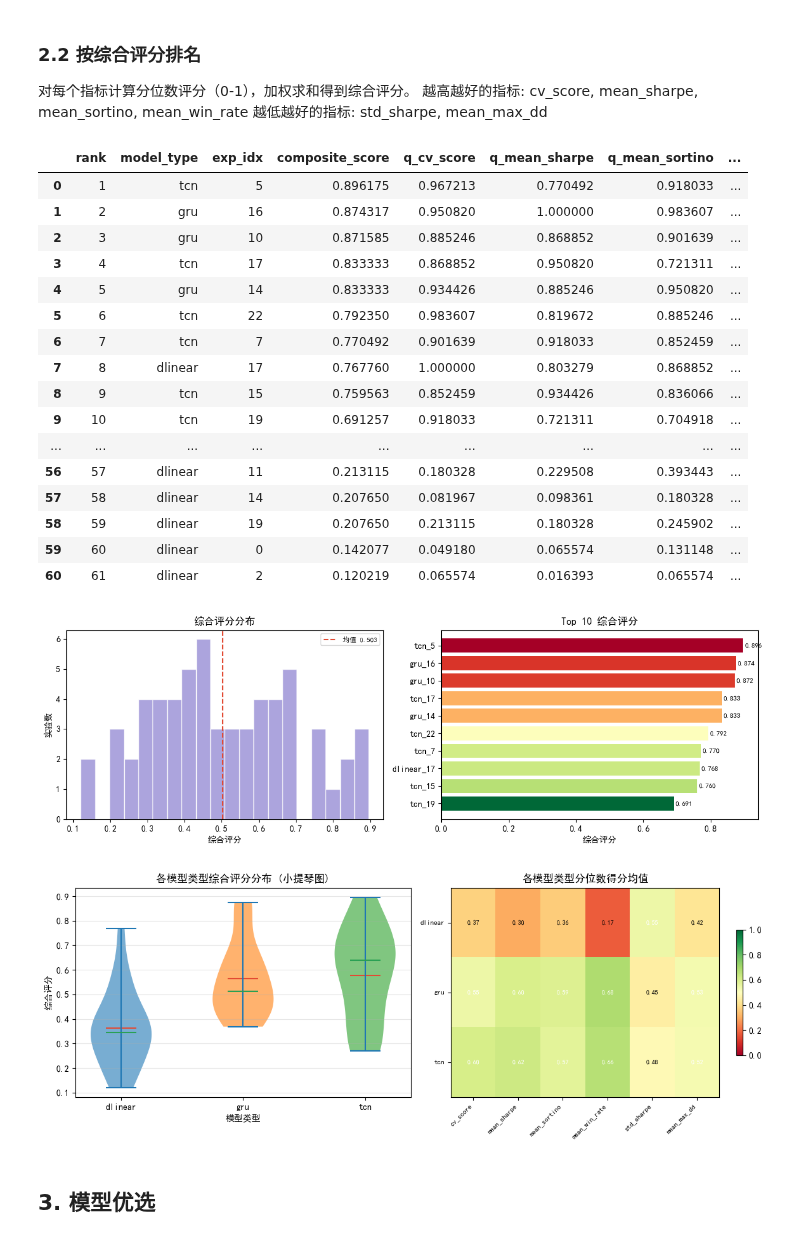
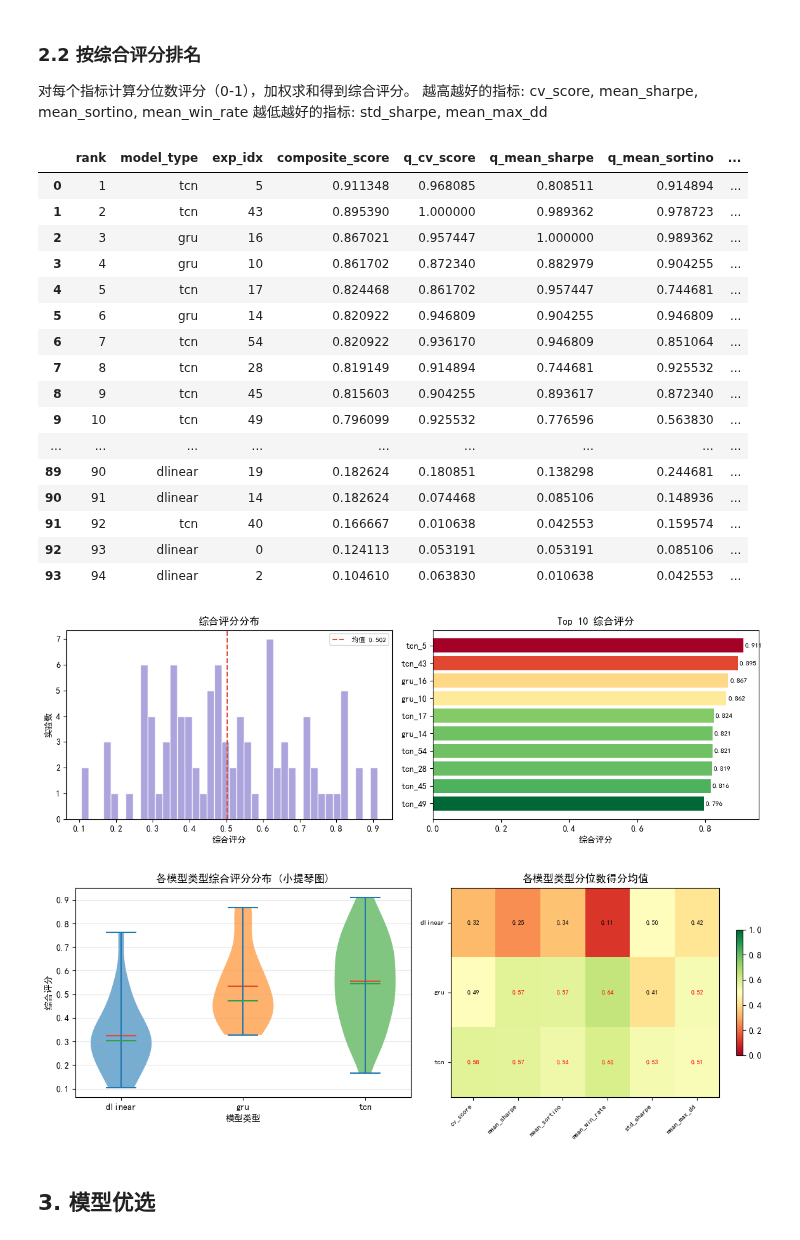
Before and after one commit to xyl-27/ETF, a Jupyter notebook: notebooks/tscv_eval.ipynb, the cells around one changed output. Drawn from its saved outputs; the diff is of its cells as text; code cells hidden in the pictures.

```diff
--- a/notebooks/tscv_eval.ipynb
+++ b/notebooks/tscv_eval.ipynb
@@ -43,6 +43,9 @@ for mt_dir in sorted(glob.glob(f"{TSCV_DIR}/*/")):
         folds_total = len(r.get("fold_sharpe", []))
         params = r.get("params", {})
 
+        fold_sharpe = r.get("fold_sharpe", [])
+        fold_win_rate = r.get("fold_win_rate", [])
+        fold_sortino = r.get("fold_sortino", [])
         row = {
             "model_type": mt_short,
             "exp_idx": exp_idx,
@@ -53,6 +56,9 @@ for mt_dir in sorted(glob.glob(f"{TSCV_DIR}/*/")):
             "mean_max_dd": r.get("mean_max_dd", 0),
             "mean_sortino": r.get("mean_sortino", 0),
             "mean_win_rate": r.get("mean_win_rate", 0),
+            "fold_3_sharpe": fold_sharpe[3] if len(fold_sharpe) >= 4 else 0,
+            "fold_3_win_rate": fold_win_rate[3] if len(fold_win_rate) >= 4 else 0,
+            "fold_3_sortino": fold_sortino[3] if len(fold_sortino) >= 4 else 0,
             "folds_done": folds_done,
             "folds_total": folds_total,
             "lr": params.get("learning_rate", 0),
@@ -229,7 +235,7 @@ if len(df) > 0:
 
     fig, axes = plt.subplots(1, 2, figsize=(12, 4))
     ax = axes[0]
-    ax.hist(composite['composite_score'], bins=20, color='#988ED5', edgecolor='white', alpha=0.8)
+    ax.hist(composite['composite_score'], bins=40, color='#988ED5', edgecolor='white', alpha=0.8)
     ax.axvline(composite['composite_score'].mean(), color='#E24A33', linestyle='--', label=f"均值 {composite['composite_score'].mean():.3f}")
     ax.set_xlabel('综合评分')
     ax.set_ylabel('实验数')
@@ -262,51 +268,51 @@ if len(df) > 0:
         body.set_alpha(0.6)
     vp['cmeans'].set_color('#E24A33')
     vp['cmedians'].set_color('#2aa054')
     ax.set_xticks(range(len(mt_labels)))
     ax.set_xticklabels(mt_labels)
     ax.set_xlabel('模型类型')
     ax.set_ylabel('综合评分')
     ax.set_title('各模型类型综合评分分布 (小提琴图)')
     ax.grid(True, alpha=0.3, axis='y')
 
     ax = axes[1]
     mt_avg = composite.groupby('model_type')[q_cols].mean()
     im = ax.imshow(mt_avg.values, cmap='RdYlGn', aspect='auto', vmin=0, vmax=1)
     ax.set_xticks(range(len(q_cols)))
     ax.set_xticklabels([c.replace('q_', '') for c in q_cols], rotation=45, ha='right', fontsize=8)
     ax.set_yticks(range(len(mt_avg)))
     ax.set_yticklabels(mt_avg.index, fontsize=8)
     ax.set_title('各模型类型分位数得分均值')
     for i in range(len(mt_avg)):
         for j in range(len(q_cols)):
             v = mt_avg.values[i, j]
-            color = 'white' if v > 0.5 else 'black'
+            color = 'red' if v > 0.5 else 'black'
             ax.text(j, i, f'{v:.2f}', ha='center', va='center', fontsize=7, color=color)
     plt.colorbar(im, ax=ax, shrink=0.6)
     plt.tight_layout()
     plt.show()
 else:
     print("暂无完成的 TSCV 结果")
 # %% [output]
 |  | rank | model_type | exp_idx | composite_score | q_cv_score | q_mean_sharpe | q_mean_sortino | ... |
-| 0 | 1 | tcn | 5 | 0.896175 | 0.967213 | 0.770492 | 0.918033 | ... |
-| 1 | 2 | gru | 16 | 0.874317 | 0.950820 | 1.000000 | 0.983607 | ... |
-| 2 | 3 | gru | 10 | 0.871585 | 0.885246 | 0.868852 | 0.901639 | ... |
-| 3 | 4 | tcn | 17 | 0.833333 | 0.868852 | 0.950820 | 0.721311 | ... |
-| 4 | 5 | gru | 14 | 0.833333 | 0.934426 | 0.885246 | 0.950820 | ... |
-| 5 | 6 | tcn | 22 | 0.792350 | 0.983607 | 0.819672 | 0.885246 | ... |
-| 6 | 7 | tcn | 7 | 0.770492 | 0.901639 | 0.918033 | 0.852459 | ... |
-| 7 | 8 | dlinear | 17 | 0.767760 | 1.000000 | 0.803279 | 0.868852 | ... |
-| 8 | 9 | tcn | 15 | 0.759563 | 0.852459 | 0.934426 | 0.836066 | ... |
-| 9 | 10 | tcn | 19 | 0.691257 | 0.918033 | 0.721311 | 0.704918 | ... |
+| 0 | 1 | tcn | 5 | 0.911348 | 0.968085 | 0.808511 | 0.914894 | ... |
+| 1 | 2 | tcn | 43 | 0.895390 | 1.000000 | 0.989362 | 0.978723 | ... |
+| 2 | 3 | gru | 16 | 0.867021 | 0.957447 | 1.000000 | 0.989362 | ... |
+| 3 | 4 | gru | 10 | 0.861702 | 0.872340 | 0.882979 | 0.904255 | ... |
+| 4 | 5 | tcn | 17 | 0.824468 | 0.861702 | 0.957447 | 0.744681 | ... |
+| 5 | 6 | gru | 14 | 0.820922 | 0.946809 | 0.904255 | 0.946809 | ... |
+| 6 | 7 | tcn | 54 | 0.820922 | 0.936170 | 0.946809 | 0.851064 | ... |
+| 7 | 8 | tcn | 28 | 0.819149 | 0.914894 | 0.744681 | 0.925532 | ... |
+| 8 | 9 | tcn | 45 | 0.815603 | 0.904255 | 0.893617 | 0.872340 | ... |
+| 9 | 10 | tcn | 49 | 0.796099 | 0.925532 | 0.776596 | 0.563830 | ... |
 | ... | ... | ... | ... | ... | ... | ... | ... | ... |
-| 56 | 57 | dlinear | 11 | 0.213115 | 0.180328 | 0.229508 | 0.393443 | ... |
-| 57 | 58 | dlinear | 14 | 0.207650 | 0.081967 | 0.098361 | 0.180328 | ... |
-| 58 | 59 | dlinear | 19 | 0.207650 | 0.213115 | 0.180328 | 0.245902 | ... |
-| 59 | 60 | dlinear | 0 | 0.142077 | 0.049180 | 0.065574 | 0.131148 | ... |
-| 60 | 61 | dlinear | 2 | 0.120219 | 0.065574 | 0.016393 | 0.065574 | ... |
+| 89 | 90 | dlinear | 19 | 0.182624 | 0.180851 | 0.138298 | 0.244681 | ... |
+| 90 | 91 | dlinear | 14 | 0.182624 | 0.074468 | 0.085106 | 0.148936 | ... |
+| 91 | 92 | tcn | 40 | 0.166667 | 0.010638 | 0.042553 | 0.159574 | ... |
+| 92 | 93 | dlinear | 0 | 0.124113 | 0.053191 | 0.053191 | 0.085106 | ... |
+| 93 | 94 | dlinear | 2 | 0.104610 | 0.063830 | 0.010638 | 0.042553 | ... |
-[figure, old version]
+[figure, new version]
-[figure, old version]
+[figure, new version]
 # %% [markdown]
 ## 3. 模型优选
 # %%
```
Also changed, not shown: parts of 35 cells of this notebook, 7 other files.
